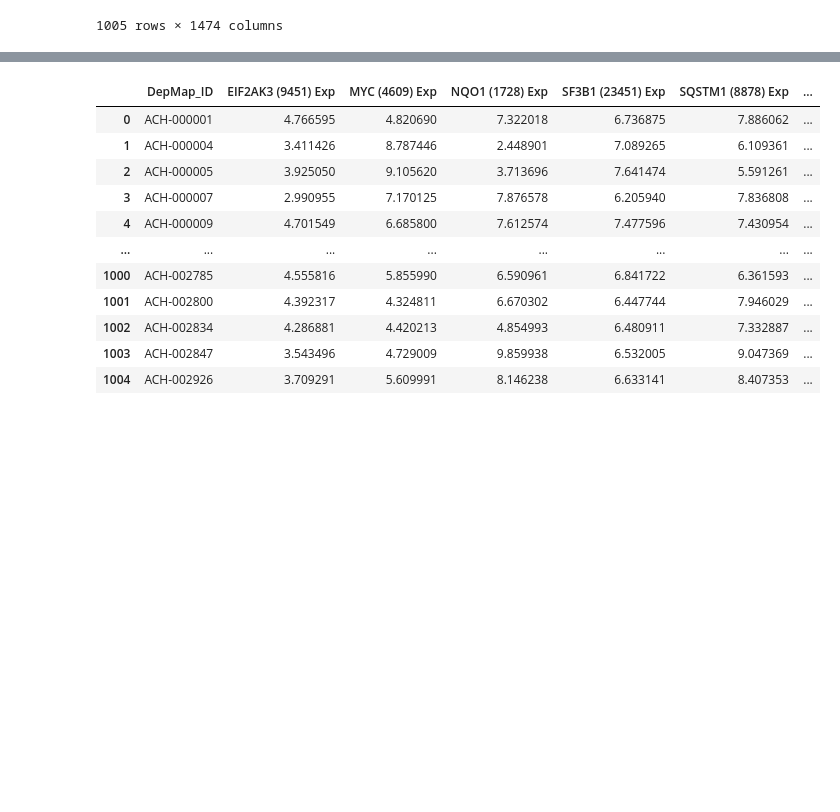
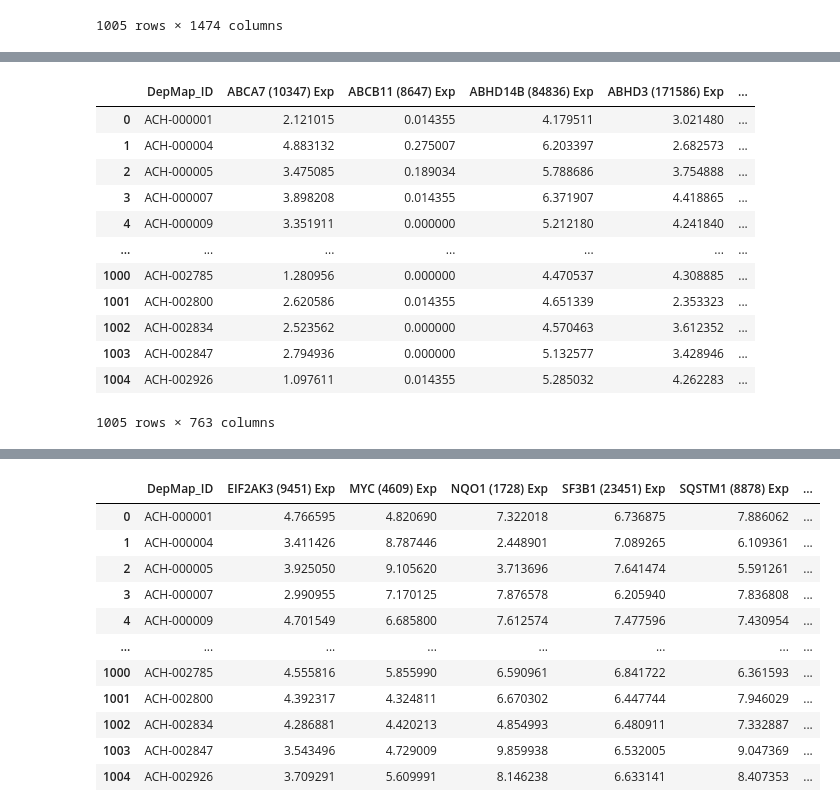
Before and after one commit to chingyaousf/Intern-project-2023, a Jupyter notebook: scripts/MLpredictionDep_01_data_construction.ipynb, the cells around one changed output, grey strips where cells are left out. Saved outputs shown, nothing was run; the diff lists cells and outputs as text; code cells hidden in the pictures; blank space fills up the shorter version.

```diff
--- a/scripts/MLpredictionDep_01_data_construction.ipynb
+++ b/scripts/MLpredictionDep_01_data_construction.ipynb
@@ -220,3 +415,24 @@ df_filtered
+# %%
+# Checking datasets
+
+import pandas as pd
+
+modified_table = pd.read_csv("//content/drive/MyDrive/Colab Notebooks/correlation_table_filter_all/MYC_gt_01.csv")
+modified_table
+# %% [output]
+|  | DepMap_ID | ABCA7 (10347) Exp | ABCB11 (8647) Exp | ABHD14B (84836) Exp | ABHD3 (171586) Exp | ... |
+| 0 | ACH-000001 | 2.121015 | 0.014355 | 4.179511 | 3.021480 | ... |
+| 1 | ACH-000004 | 4.883132 | 0.275007 | 6.203397 | 2.682573 | ... |
+| 2 | ACH-000005 | 3.475085 | 0.189034 | 5.788686 | 3.754888 | ... |
+| 3 | ACH-000007 | 3.898208 | 0.014355 | 6.371907 | 4.418865 | ... |
+| 4 | ACH-000009 | 3.351911 | 0.000000 | 5.212180 | 4.241840 | ... |
+| ... | ... | ... | ... | ... | ... | ... |
+| 1000 | ACH-002785 | 1.280956 | 0.000000 | 4.470537 | 4.308885 | ... |
+| 1001 | ACH-002800 | 2.620586 | 0.014355 | 4.651339 | 2.353323 | ... |
+| 1002 | ACH-002834 | 2.523562 | 0.000000 | 4.570463 | 3.612352 | ... |
+| 1003 | ACH-002847 | 2.794936 | 0.000000 | 5.132577 | 3.428946 | ... |
+| 1004 | ACH-002926 | 1.097611 | 0.014355 | 5.285032 | 4.262283 | ... |
+1005 rows × 763 columns
 # %%
 # From correlation_table_diavalues_gt_03.csv which extract the diagonal values bigger than 0.3 and then file filtered_arranged_table.csv mach gene EXP with it to produce a dataset for ML.
 
```
Also changed, not shown: parts of 8 cells of this notebook.
